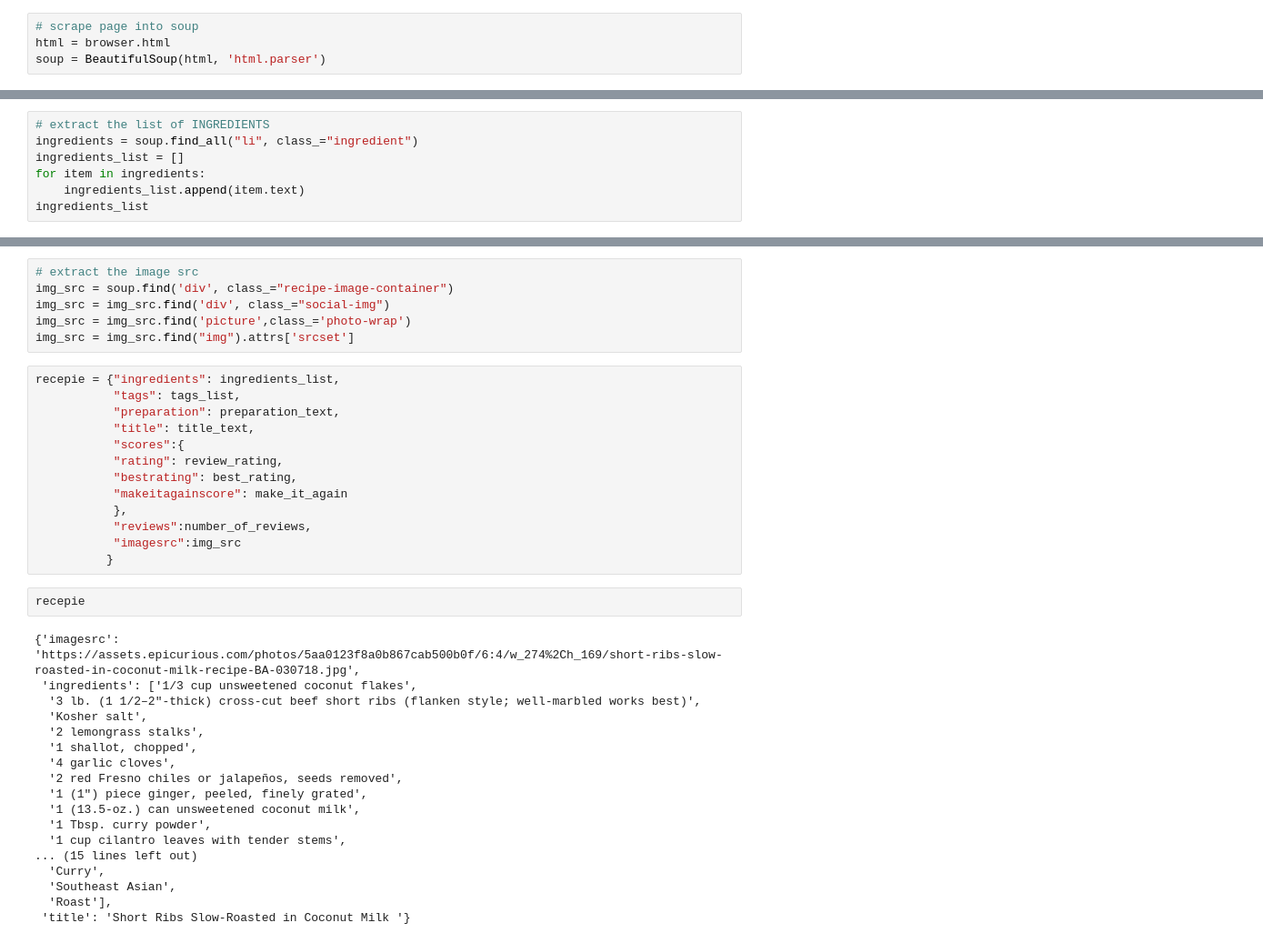
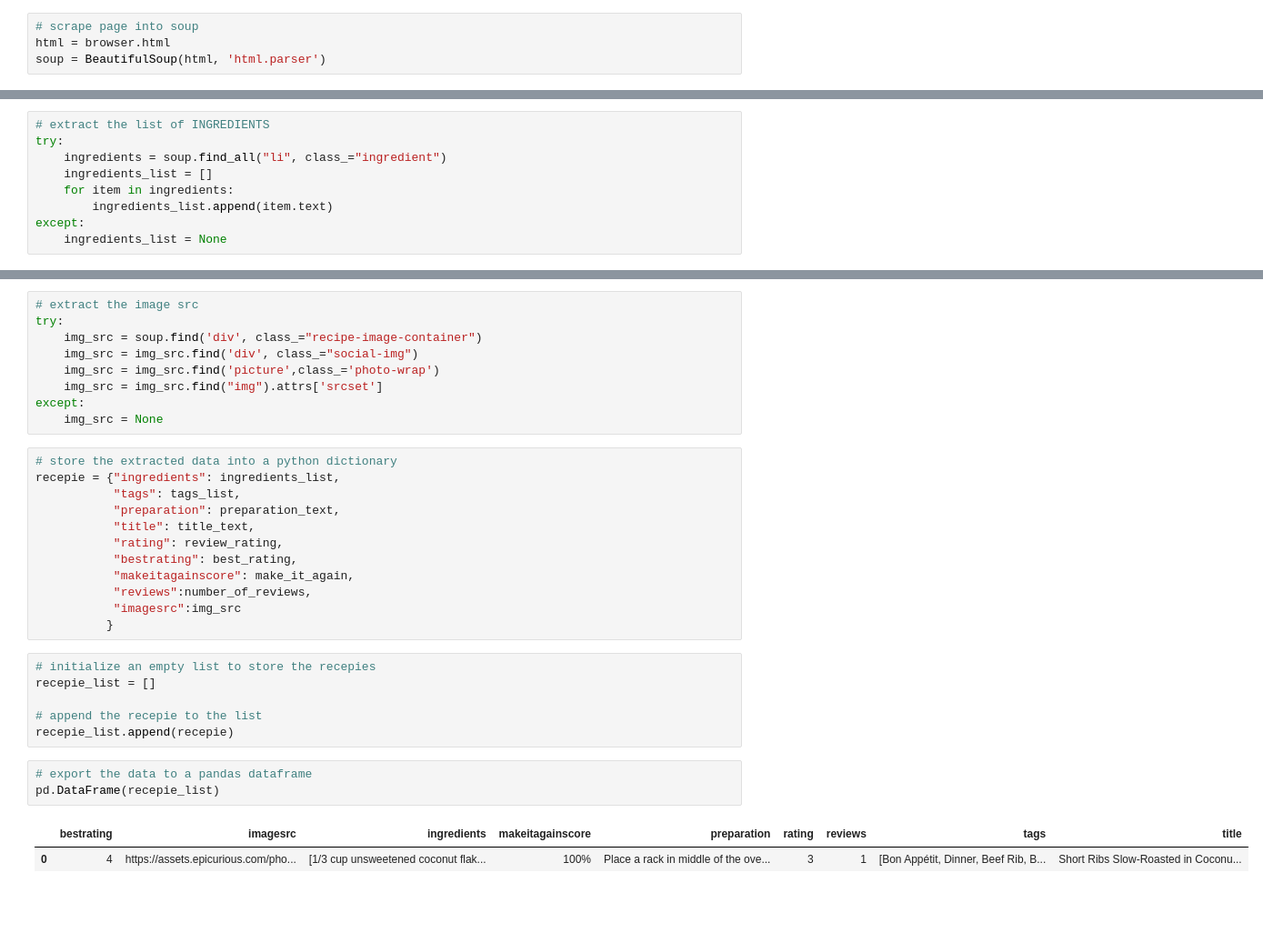
Before and after one commit to asela1982/appetize-me, a Jupyter notebook: ScrapeData/scrape_epicurious.ipynb, the cells around one changed output, grey strips where cells are left out. Shown at 91% size. Cells and saved outputs as stored; diff of their text form; blank space fills up the shorter version.

```diff
--- a/ScrapeData/scrape_epicurious.ipynb
+++ b/ScrapeData/scrape_epicurious.ipynb
@@ -85,7 +97,9 @@ tags_list
 # %%
 # extract the list of INGREDIENTS
-ingredients = soup.find_all("li", class_="ingredient")
-ingredients_list = []
-for item in ingredients:
-    ingredients_list.append(item.text)
-ingredients_list
+try:
+    ingredients = soup.find_all("li", class_="ingredient")
+    ingredients_list = []
+    for item in ingredients:
+        ingredients_list.append(item.text)
+except:
+    ingredients_list = None
@@ -106,39 +106,33 @@ ingredients_list
 # %%
 # extract the image src
-img_src = soup.find('div', class_="recipe-image-container")
-img_src = img_src.find('div', class_="social-img")
-img_src = img_src.find('picture',class_='photo-wrap')
-img_src = img_src.find("img").attrs['srcset']
+try:
+    img_src = soup.find('div', class_="recipe-image-container")
+    img_src = img_src.find('div', class_="social-img")
+    img_src = img_src.find('picture',class_='photo-wrap')
+    img_src = img_src.find("img").attrs['srcset']
+except:
+    img_src = None
 # %%
+# store the extracted data into a python dictionary
 recepie = {"ingredients": ingredients_list,
            "tags": tags_list,
            "preparation": preparation_text,
            "title": title_text,
-           "scores":{
            "rating": review_rating,
            "bestrating": best_rating,
-           "makeitagainscore": make_it_again
-           },
+           "makeitagainscore": make_it_again,
            "reviews":number_of_reviews,
            "imagesrc":img_src
           }
-# %%
-recepie
-# %% [output]
-{'imagesrc': 'https://assets.epicurious.com/photos/5aa0123f8a0b867cab500b0f/6:4/w_274%2Ch_169/short-ribs-slow-roasted-in-coconut-milk-recipe-BA-030718.jpg',
- 'ingredients': ['1/3 cup unsweetened coconut flakes',
-  '3 lb. (1 1/2–2"-thick) cross-cut beef short ribs (flanken style; well-marbled works best)',
-  'Kosher salt',
-  '2 lemongrass stalks',
-  '1 shallot, chopped',
-  '4 garlic cloves',
-  '2 red Fresno chiles or jalapeños, seeds removed',
-  '1 (1") piece ginger, peeled, finely grated',
-  '1 (13.5-oz.) can unsweetened coconut milk',
-  '1 Tbsp. curry powder',
-  '1 cup cilantro leaves with tender stems',
-... (15 lines left out)
-  'Curry',
-  'Southeast Asian',
-  'Roast'],
- 'title': 'Short Ribs Slow-Roasted in Coconut Milk '}
+# %%
+# initialize an empty list to store the recepies
+recepie_list = []
+
+# append the recepie to the list
+recepie_list.append(recepie)
+# %%
+# export the data to a pandas dataframe
+pd.DataFrame(recepie_list)
+# %% [output]
+|  | bestrating | imagesrc | ingredients | makeitagainscore | preparation | rating | reviews | tags | title |
+| 0 | 4 | https://assets.epicurious.com/pho... | [1/3 cup unsweetened coconut flak... | 100% | Place a rack in middle of the ove... | 3 | 1 | [Bon Appétit, Dinner, Beef Rib, B... | Short Ribs Slow-Roasted in Coconu... |
```
Also changed, not shown: parts of 10 cells of this notebook, 6 other files.
